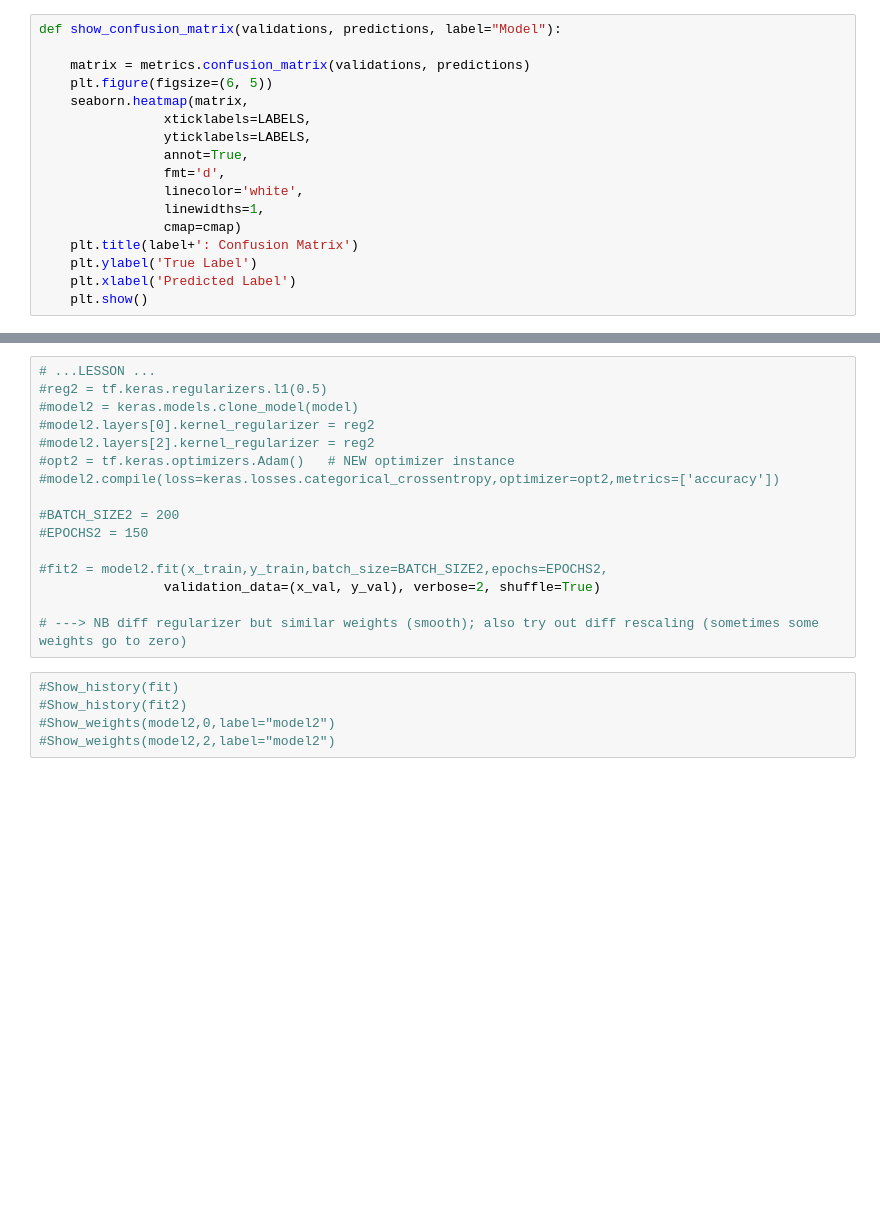
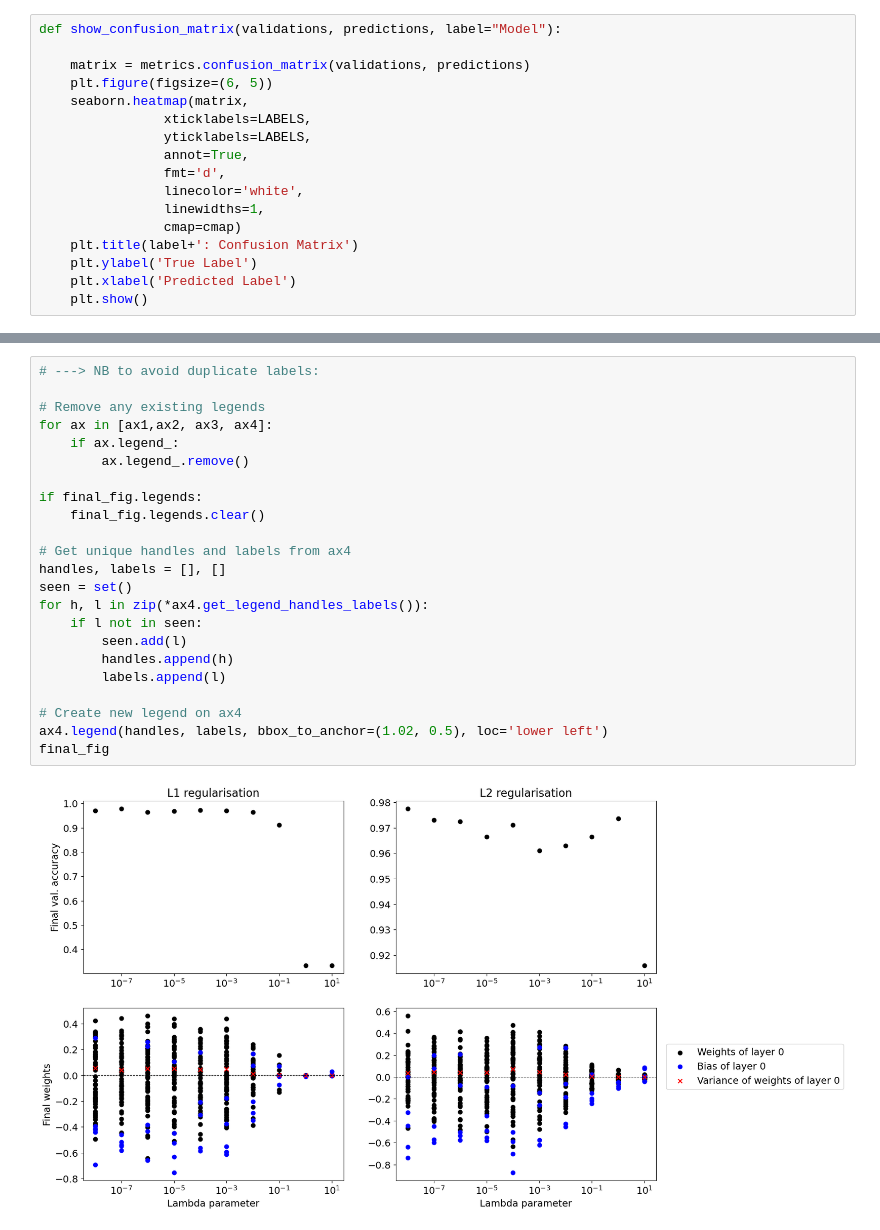
Before and after one commit to LiberoP/LCPB_2026, a Jupyter notebook: group2608_exercise2_analise.ipynb, the cells around one changed output, grey strips where cells are left out. Drawn from its saved outputs; the diff is of its cells as text; blank space fills up the shorter version.

Commit message:
(Ex 2.3) Plotted final accuracies and weights for different regularisation routines

```diff
--- a/group2608_exercise2_analise.ipynb
+++ b/group2608_exercise2_analise.ipynb
@@ -280,21 +364,25 @@ for i in range(len(reg_list)):
-# %%
-# ...LESSON ...
-#reg2 = tf.keras.regularizers.l1(0.5)
-#model2 = keras.models.clone_model(model)
-#model2.layers[0].kernel_regularizer = reg2
-#model2.layers[2].kernel_regularizer = reg2
-#opt2 = tf.keras.optimizers.Adam()   # NEW optimizer instance
-#model2.compile(loss=keras.losses.categorical_crossentropy,optimizer=opt2,metrics=['accuracy'])
-
-#BATCH_SIZE2 = 200
-#EPOCHS2 = 150
-
-#fit2 = model2.fit(x_train,y_train,batch_size=BATCH_SIZE2,epochs=EPOCHS2,
-                validation_data=(x_val, y_val), verbose=2, shuffle=True)
-
-# ---> NB diff regularizer but similar weights (smooth); also try out diff rescaling (sometimes some weights go to zero)
-# %%
-#Show_history(fit)
-#Show_history(fit2)
-#Show_weights(model2,0,label="model2")
-#Show_weights(model2,2,label="model2")
+# %%
+# ---> NB to avoid duplicate labels:
+
+# Remove any existing legends
+for ax in [ax1,ax2, ax3, ax4]:
+    if ax.legend_:
+        ax.legend_.remove()
+
+if final_fig.legends:
+    final_fig.legends.clear()
+
+# Get unique handles and labels from ax4
+handles, labels = [], []
+seen = set()
+for h, l in zip(*ax4.get_legend_handles_labels()):
+    if l not in seen:
+        seen.add(l)
+        handles.append(h)
+        labels.append(l)
+
+# Create new legend on ax4
+ax4.legend(handles, labels, bbox_to_anchor=(1.02, 0.5), loc='lower left')
+final_fig
+# %% [output]
+[figure, added]
```
Also changed, not shown: parts of 13 cells of this notebook.
